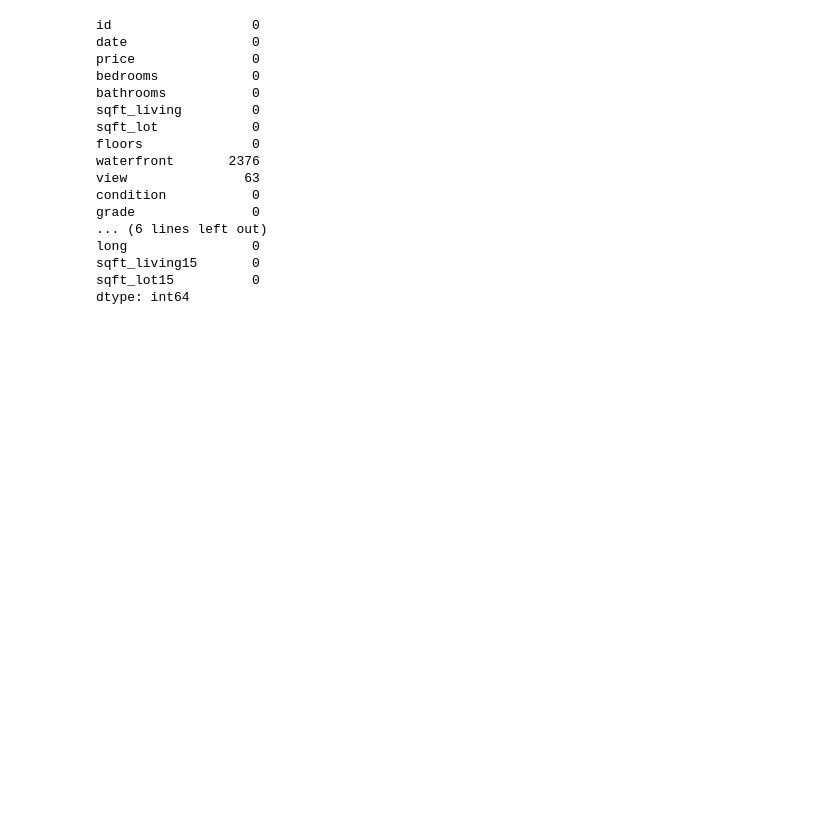
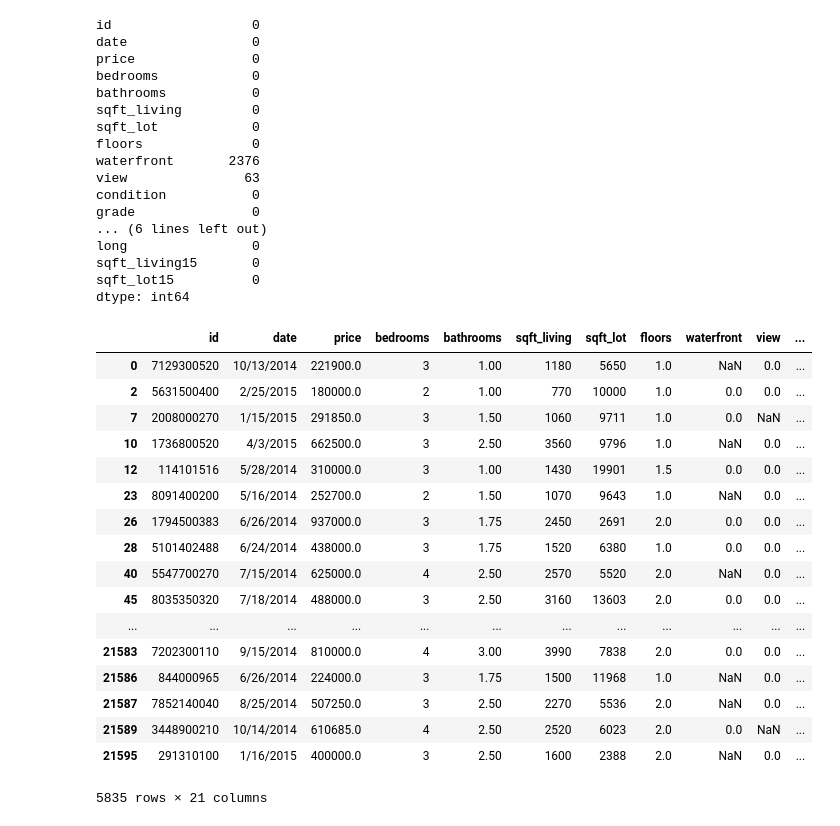
Before and after one commit to lnoblebeeck/dsc-v2-mod1-final-project-online-ds-pt-051319, a Jupyter notebook: student.ipynb, the cells around one changed output. Drawn from its saved outputs; the diff is of its cells as text; code cells hidden in the pictures; blank space fills up the shorter version.

```diff
--- a/student.ipynb
+++ b/student.ipynb
@@ -102,3 +162,25 @@ long                0
 sqft_living15       0
 sqft_lot15          0
 dtype: int64
+# %%
+null_data = df[df.isnull().any(axis=1)]
+null_data
+# %% [output]
+|  | id | date | price | bedrooms | bathrooms | sqft_living | sqft_lot | floors | waterfront | view | ... |
+| 0 | 7129300520 | 10/13/2014 | 221900.0 | 3 | 1.00 | 1180 | 5650 | 1.0 | NaN | 0.0 | ... |
+| 2 | 5631500400 | 2/25/2015 | 180000.0 | 2 | 1.00 | 770 | 10000 | 1.0 | 0.0 | 0.0 | ... |
+| 7 | 2008000270 | 1/15/2015 | 291850.0 | 3 | 1.50 | 1060 | 9711 | 1.0 | 0.0 | NaN | ... |
+| 10 | 1736800520 | 4/3/2015 | 662500.0 | 3 | 2.50 | 3560 | 9796 | 1.0 | NaN | 0.0 | ... |
+| 12 | 114101516 | 5/28/2014 | 310000.0 | 3 | 1.00 | 1430 | 19901 | 1.5 | 0.0 | 0.0 | ... |
+| 23 | 8091400200 | 5/16/2014 | 252700.0 | 2 | 1.50 | 1070 | 9643 | 1.0 | NaN | 0.0 | ... |
+| 26 | 1794500383 | 6/26/2014 | 937000.0 | 3 | 1.75 | 2450 | 2691 | 2.0 | 0.0 | 0.0 | ... |
+| 28 | 5101402488 | 6/24/2014 | 438000.0 | 3 | 1.75 | 1520 | 6380 | 1.0 | 0.0 | 0.0 | ... |
+| 40 | 5547700270 | 7/15/2014 | 625000.0 | 4 | 2.50 | 2570 | 5520 | 2.0 | NaN | 0.0 | ... |
+| 45 | 8035350320 | 7/18/2014 | 488000.0 | 3 | 2.50 | 3160 | 13603 | 2.0 | 0.0 | 0.0 | ... |
+| ... | ... | ... | ... | ... | ... | ... | ... | ... | ... | ... | ... |
+| 21583 | 7202300110 | 9/15/2014 | 810000.0 | 4 | 3.00 | 3990 | 7838 | 2.0 | 0.0 | 0.0 | ... |
+| 21586 | 844000965 | 6/26/2014 | 224000.0 | 3 | 1.75 | 1500 | 11968 | 1.0 | NaN | 0.0 | ... |
+| 21587 | 7852140040 | 8/25/2014 | 507250.0 | 3 | 2.50 | 2270 | 5536 | 2.0 | NaN | 0.0 | ... |
+| 21589 | 3448900210 | 10/14/2014 | 610685.0 | 4 | 2.50 | 2520 | 6023 | 2.0 | 0.0 | NaN | ... |
+| 21595 | 291310100 | 1/16/2015 | 400000.0 | 3 | 2.50 | 1600 | 2388 | 2.0 | NaN | 0.0 | ... |
+5835 rows × 21 columns
```
Also changed, not shown: parts of 7 cells of this notebook.
